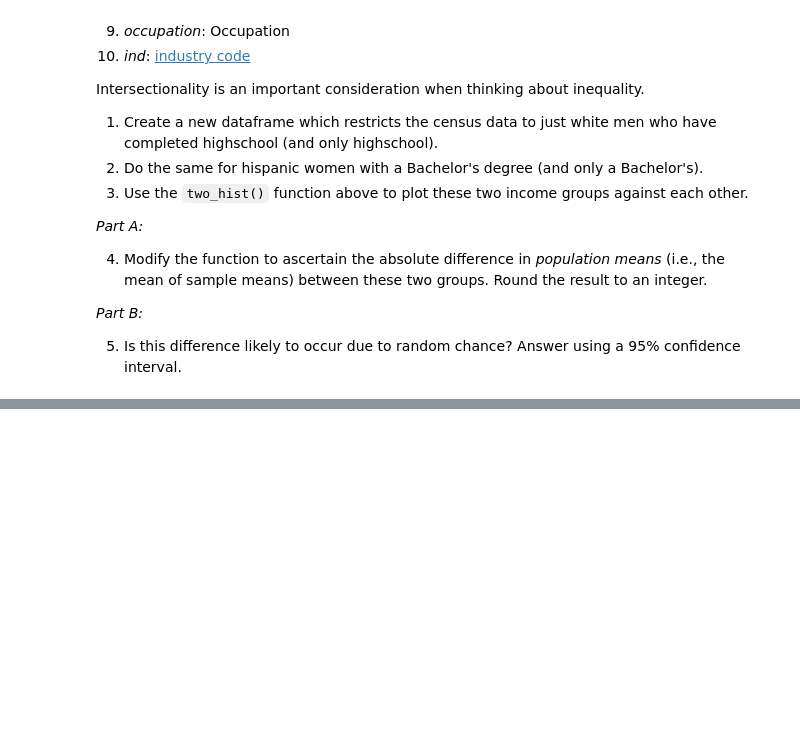
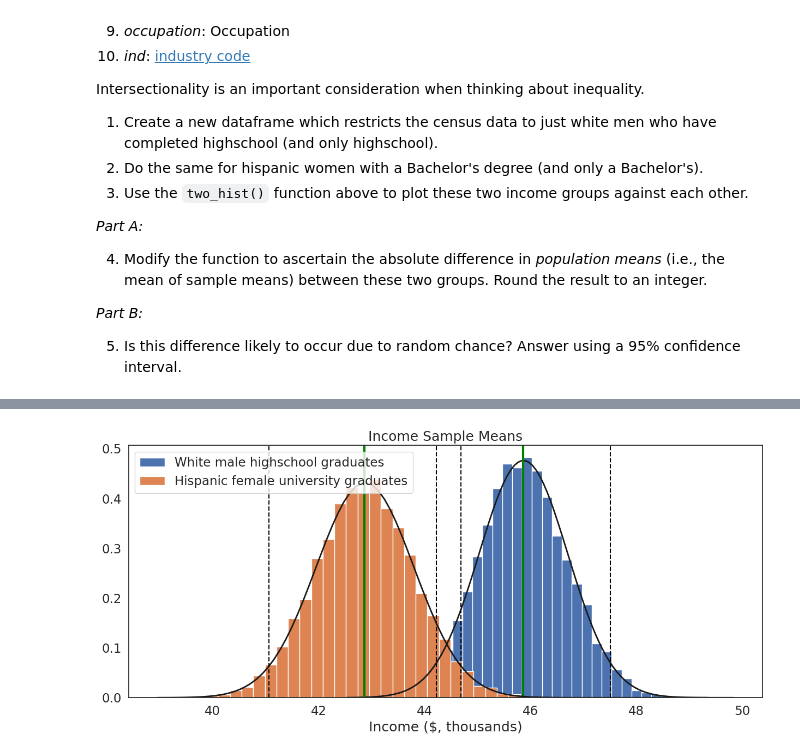
Before and after one commit to SButlerUCL/QM2, a Jupyter notebook: W5_Distributions_and_Basic_Statistics.ipynb, the cells around one changed output, grey strips where cells are left out. Cells and saved outputs as stored; diff of their text form; code cells hidden in the pictures; blank space fills up the shorter version.

```diff
--- a/W5_Distributions_and_Basic_Statistics.ipynb
+++ b/W5_Distributions_and_Basic_Statistics.ipynb
@@ -555,3 +555,6 @@ Intersectionality is an important consideration when thinking about inequality.
 *Part B:*
 
 5. Is this difference likely to occur due to random chance? Answer using a 95% confidence interval.
+# %%
+White_male_highschool_graduates=df[df['sex']==1][df['race']==1][df['sch']==12]['income']
+print(White_male_highschool_graduates)
@@ -557,0 +574,3 @@ Intersectionality is an important consideration when thinking about inequality.
+# %%
+Hispanic_female_university_graduates=df[df['sex']==2][df['race']==3][df['sch']==16]['income']
+print(Hispanic_female_university_graduates)
@@ -557,0 +590,4 @@ Intersectionality is an important consideration when thinking about inequality.
+# %%
+two_hist([White_male_highschool_graduates,Hispanic_female_university_graduates],['White male highschool graduates','Hispanic female university graduates'],'Income ($, thousands)', "Income Sample Means")
+# %% [output]
+[figure, added]
```
Also changed, not shown: parts of 2 cells of this notebook.
